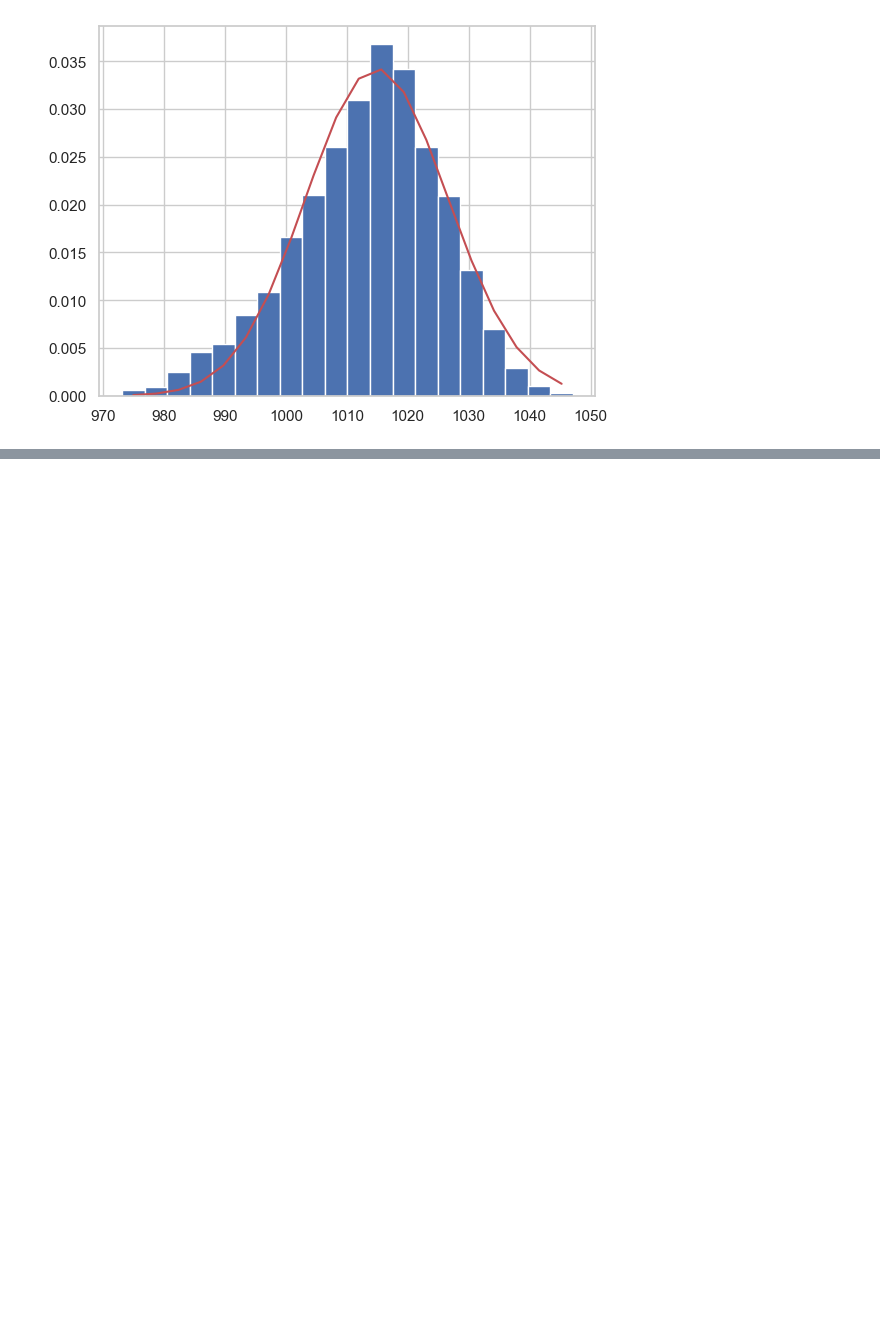
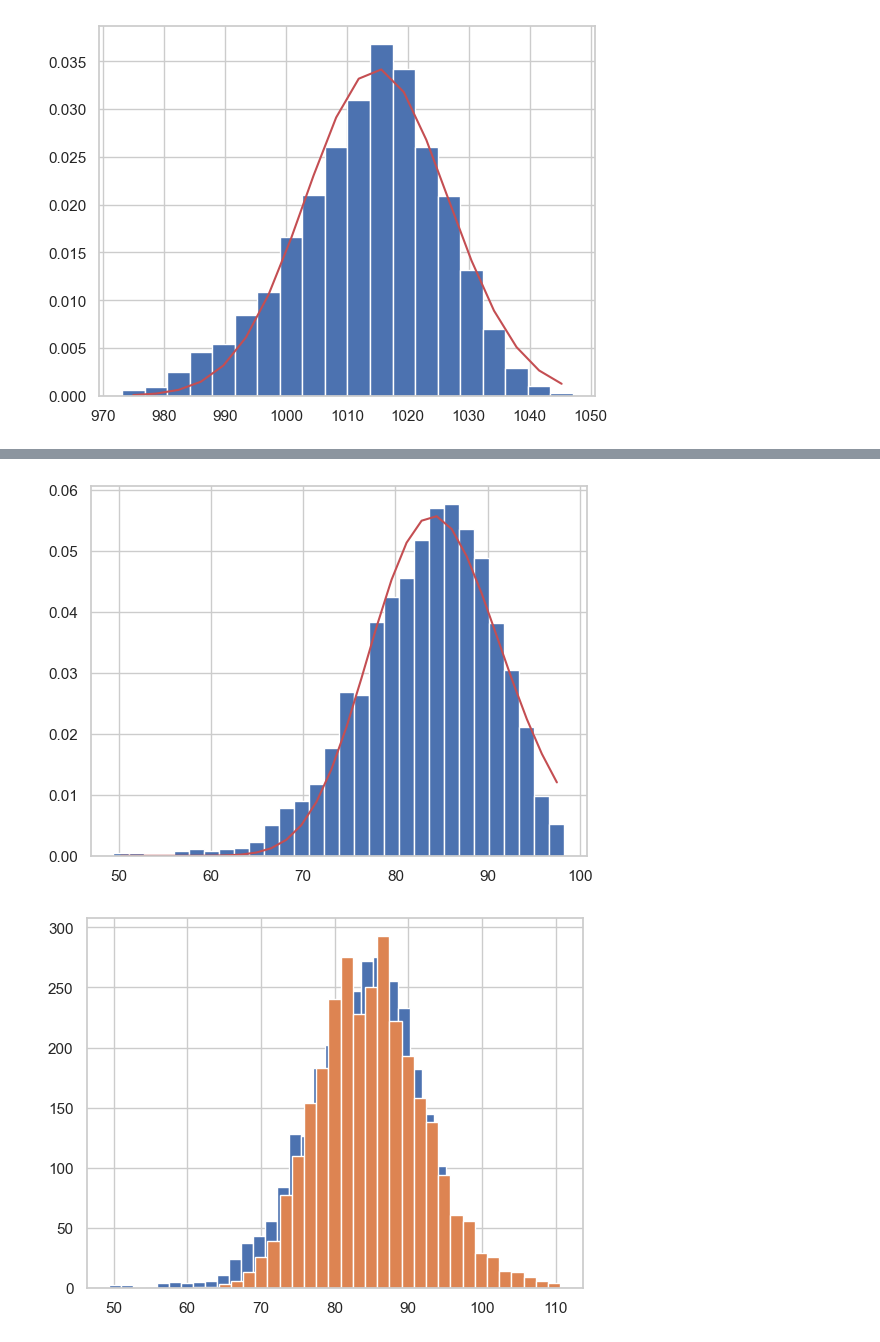
Before and after one commit to Eilis9/PfDA_Project1, a Jupyter notebook: met_athenry.ipynb, the cells around one changed output, grey strips where cells are left out. Cells and saved outputs as stored; diff of their text form; code cells hidden in the pictures; blank space fills up the shorter version.

```diff
--- a/met_athenry.ipynb
+++ b/met_athenry.ipynb
@@ -436,0 +401,32 @@ plt.show()
+# %%
+no_bins = 30
+n, bins_returned, patches = plt.hist(mydata_agg['rhum mean'], bins=no_bins, density=True);
+#rhum_syn = np.random.poisson(mydata_agg['rhum mean'].mean(), 2000)
+#plt.hist(rhum_syn, bins=no_bins, density=True)
+
+bins = mean_bins(bins_returned)
+#bins = bins_returned
+
+# returns mu and sigma in params
+params, extras = curve_fit(f_lognormal, bins, n)
+
+mu_rhum = params[0]
+sigma_rhum = params[1]
+# fit a lognormal curve
+pdf_lognormal = f_lognormal(bins, mu_rhum, sigma_rhum)
+plt.plot(bins, pdf_lognormal, 'r')
+plt.show()
+
+random_daily_rhum_1yr = np.random.default_rng().lognormal(mean=mu_rhum, sigma=sigma_rhum, size = len(mydata_agg))
+
+plt.hist(mydata_agg['rhum mean'], bins=no_bins);
+plt.hist(random_daily_rhum_1yr, bins=no_bins);
+
+pop_size = 365
+#https://stackoverflow.com/questions/71980083/specifiying-range-for-log-normal-distribution-in-python
+# Want to exclude values over 100
+for sample in len(365):
+  random_daily_rhum_1yr = np.random.default_rng().lognormal(mean=mu_rhum, sigma=sigma_rhum, size = len(mydata_agg))
+# %% [output]
+[figure, added]
+[figure, added]
```
Also changed, not shown: parts of 18 cells of this notebook.
